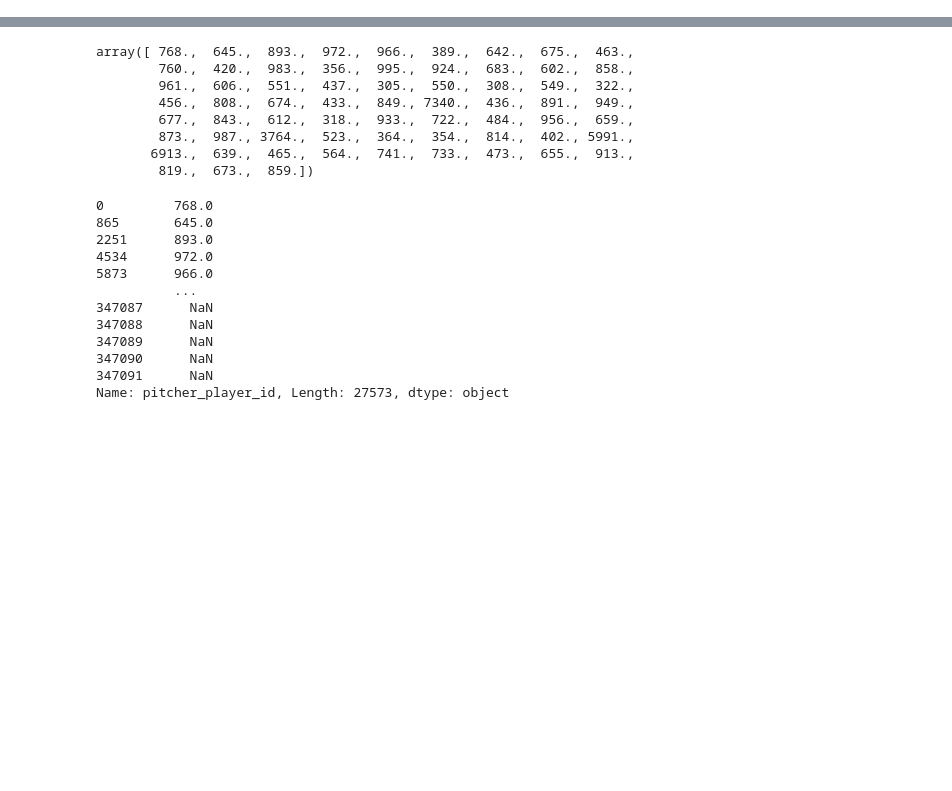
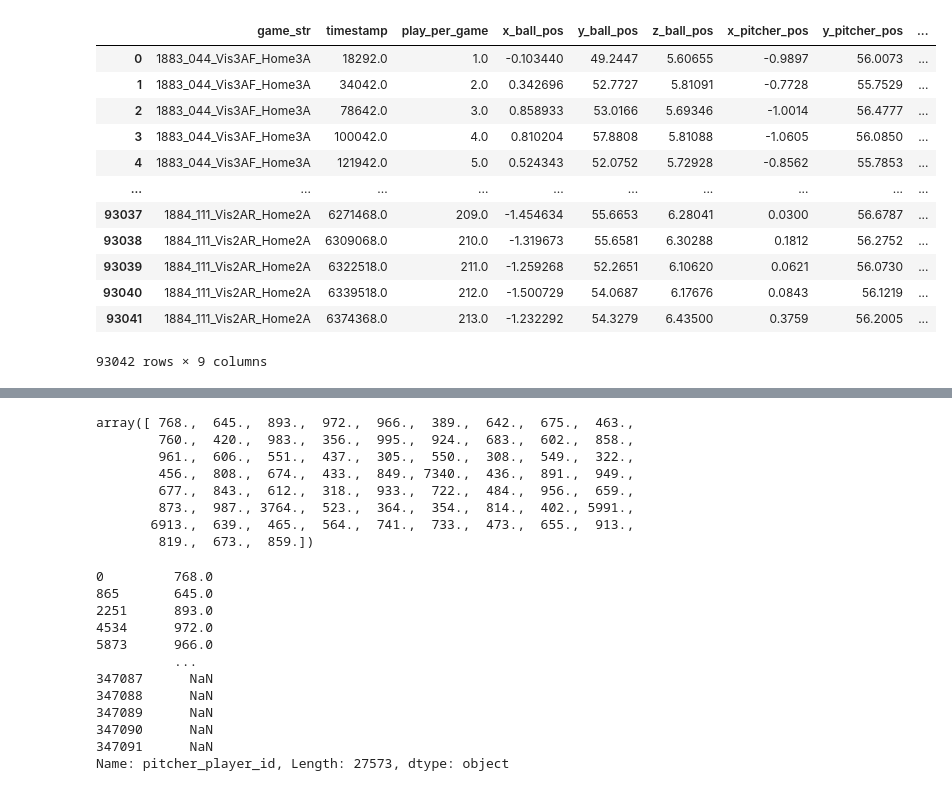
Before and after one commit to dfenny/smt-data-challenge, a Jupyter notebook: dougs_analysis/pitcher-location.ipynb, the cells around one changed output, grey strips where cells are left out. Saved outputs shown, nothing was run; the diff lists cells and outputs as text; code cells hidden in the pictures; blank space fills up the shorter version.

```diff
--- a/dougs_analysis/pitcher-location.ipynb
+++ b/dougs_analysis/pitcher-location.ipynb
@@ -79,6 +103,22 @@ for game in tqdm(each_game):
 df = pd.DataFrame(all_pitches)
 # %%
 df.to_csv('pitcher-location.csv', index=False)
+# %%
+df
+# %% [output]
+|  | game_str | timestamp | play_per_game | x_ball_pos | y_ball_pos | z_ball_pos | x_pitcher_pos | y_pitcher_pos | ... |
+| 0 | 1883_044_Vis3AF_Home3A | 18292.0 | 1.0 | -0.103440 | 49.2447 | 5.60655 | -0.9897 | 56.0073 | ... |
+| 1 | 1883_044_Vis3AF_Home3A | 34042.0 | 2.0 | 0.342696 | 52.7727 | 5.81091 | -0.7728 | 55.7529 | ... |
+| 2 | 1883_044_Vis3AF_Home3A | 78642.0 | 3.0 | 0.858933 | 53.0166 | 5.69346 | -1.0014 | 56.4777 | ... |
+| 3 | 1883_044_Vis3AF_Home3A | 100042.0 | 4.0 | 0.810204 | 57.8808 | 5.81088 | -1.0605 | 56.0850 | ... |
+| 4 | 1883_044_Vis3AF_Home3A | 121942.0 | 5.0 | 0.524343 | 52.0752 | 5.72928 | -0.8562 | 55.7853 | ... |
+| ... | ... | ... | ... | ... | ... | ... | ... | ... | ... |
+| 93037 | 1884_111_Vis2AR_Home2A | 6271468.0 | 209.0 | -1.454634 | 55.6653 | 6.28041 | 0.0300 | 56.6787 | ... |
+| 93038 | 1884_111_Vis2AR_Home2A | 6309068.0 | 210.0 | -1.319673 | 55.6581 | 6.30288 | 0.1812 | 56.2752 | ... |
+| 93039 | 1884_111_Vis2AR_Home2A | 6322518.0 | 211.0 | -1.259268 | 52.2651 | 6.10620 | 0.0621 | 56.0730 | ... |
+| 93040 | 1884_111_Vis2AR_Home2A | 6339518.0 | 212.0 | -1.500729 | 54.0687 | 6.17676 | 0.0843 | 56.1219 | ... |
+| 93041 | 1884_111_Vis2AR_Home2A | 6374368.0 | 213.0 | -1.232292 | 54.3279 | 6.43500 | 0.3759 | 56.2005 | ... |
+93042 rows × 9 columns
 # %%
 import matplotlib.pyplot as plt
 
```
Also changed, not shown: parts of 6 cells of this notebook, 1 other file.
